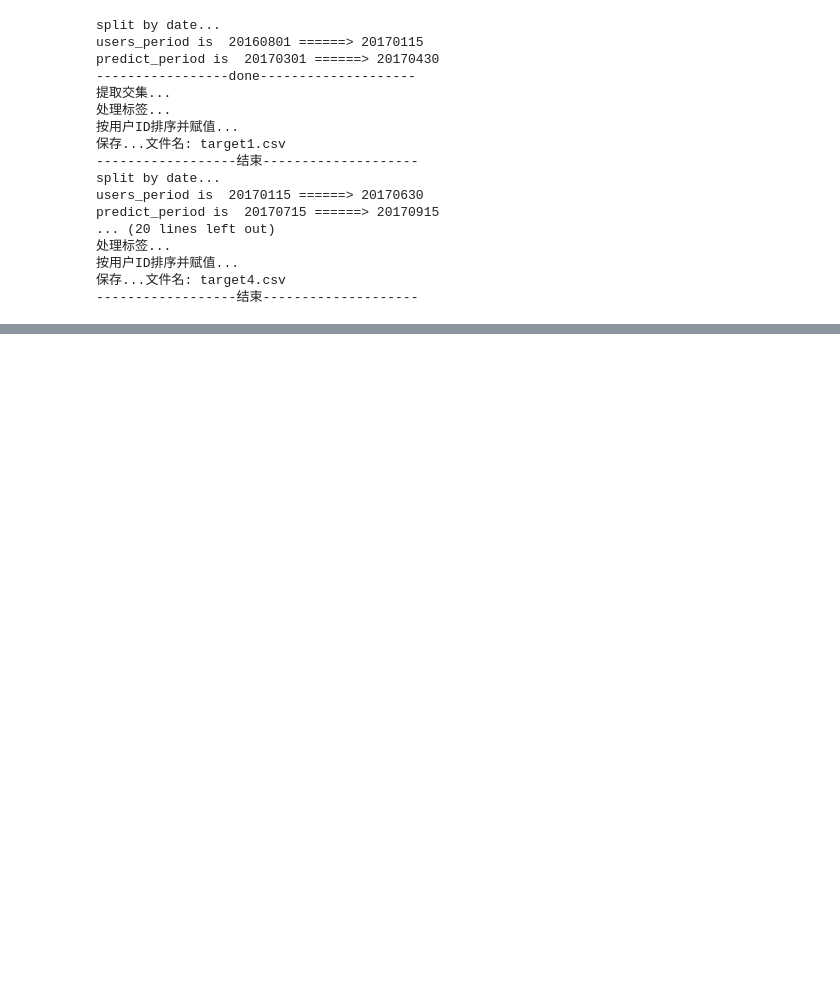
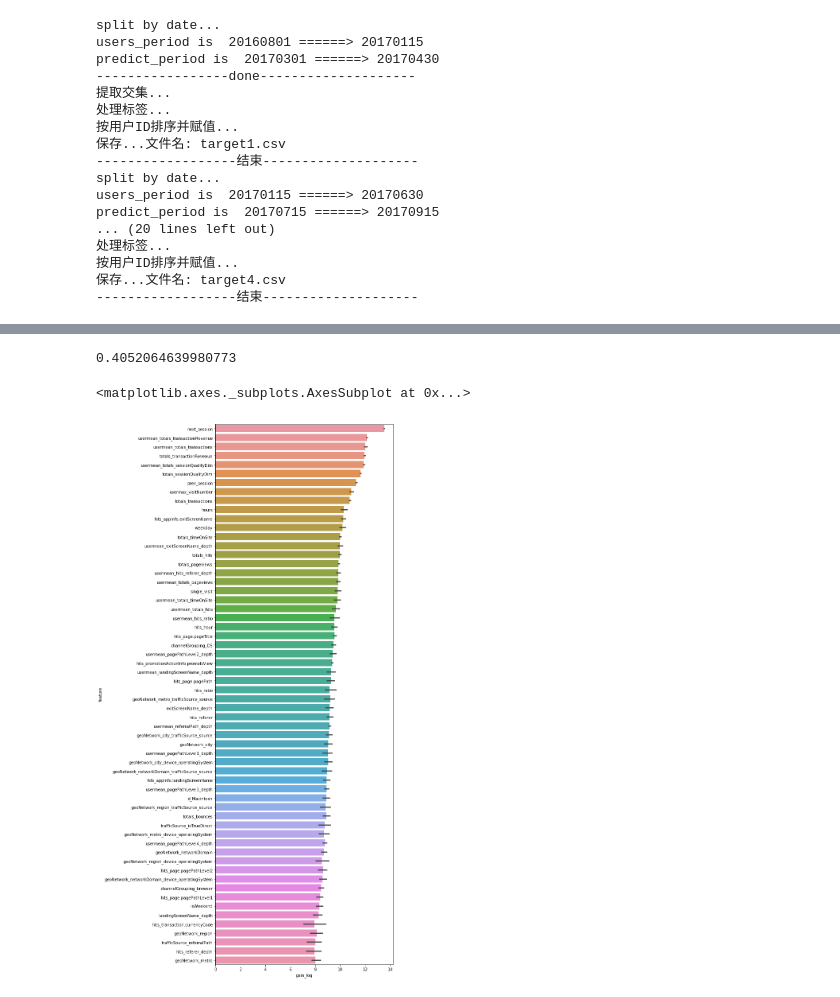
Before and after one commit to BaiTongZheng/GS_Prediction, a Jupyter notebook: DataCombine_and_BaseModel.ipynb, the cells around one changed output, grey strips where cells are left out. Cells and saved outputs as stored; diff of their text form; code cells hidden in the pictures; blank space fills up the shorter version.

Commit message:
base model on fulldata

```diff
--- a/DataCombine_and_BaseModel.ipynb
+++ b/DataCombine_and_BaseModel.ipynb
@@ -561,0 +591,5 @@ label_df = pd.concat([pred1,pred2,pred3,pred4],axis = 0)
+# %%
+train_data1 = pd.concat([cat_agg1,real_agg1], axis=1).astype('float')
+train_data2 = pd.concat([cat_agg2,real_agg2], axis=1).astype('float')
+train_data3 = pd.concat([cat_agg3,real_agg3], axis=1).astype('float')
+train_data4 = pd.concat([cat_agg4,real_agg4], axis=1).astype('float')
@@ -561,0 +600,7 @@ label_df = pd.concat([pred1,pred2,pred3,pred4],axis = 0)
+# %%
+train_data1['target'] = target1['target']
+train_data2['target'] = target2['target']
+train_data3['target'] = target3['target']
+train_data4['target'] = target4['target']
+# %%
+train_fulldata = pd.concat([train_data1,train_data2,train_data3,train_data4],axis = 0)
@@ -561,0 +625,21 @@ label_df = pd.concat([pred1,pred2,pred3,pred4],axis = 0)
+# %%
+
+from sklearn.model_selection import GroupKFold
+def get_folds(df=None, n_splits=5):
+    """Returns dataframe indices corresponding to Visitors Group KFold"""
+    # Get sorted unique visitors
+    unique_vis = np.array(sorted(df['fullVisitorId'].unique()))
+
+    # Get folds
+    folds = GroupKFold(n_splits=n_splits)
+    fold_ids = []
+    ids = np.arange(df.shape[0])
+    for trn_vis, val_vis in folds.split(X=unique_vis, y=unique_vis, groups=unique_vis):
+        fold_ids.append(
+            [
+                ids[df['fullVisitorId'].isin(unique_vis[trn_vis])],
+                ids[df['fullVisitorId'].isin(unique_vis[val_vis])]
+            ]
+        )
+
+    return fold_ids
@@ -561,0 +711,15 @@ label_df = pd.concat([pred1,pred2,pred3,pred4],axis = 0)
+# %%
+empty_table = np.zeros(train_fulldata.shape[0])
+mean_squared_error(np.log1p(train_fulldata['target']), empty_table) ** .5
+# %% [output]
+0.4052064639980773
+# %%
+vis_importances['gain_log'] = np.log1p(vis_importances['gain'])
+mean_gain = vis_importances[['gain', 'feature']].groupby('feature').mean()
+vis_importances['mean_gain'] = vis_importances['feature'].map(mean_gain['gain'])
+
+plt.figure(figsize=(8, 25))
+sns.barplot(x='gain_log', y='feature', data=vis_importances.sort_values('mean_gain', ascending=False).iloc[:300])
+# %% [output]
+<matplotlib.axes._subplots.AxesSubplot at 0x...>
+[figure, added]
```
Also changed, not shown: parts of 23 cells of this notebook.
